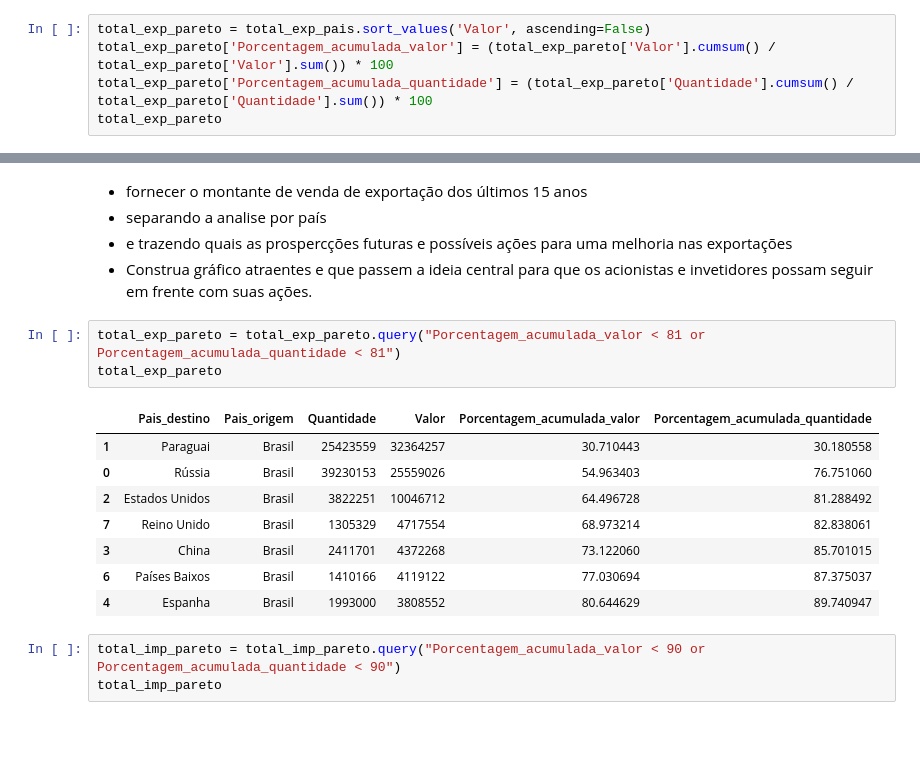
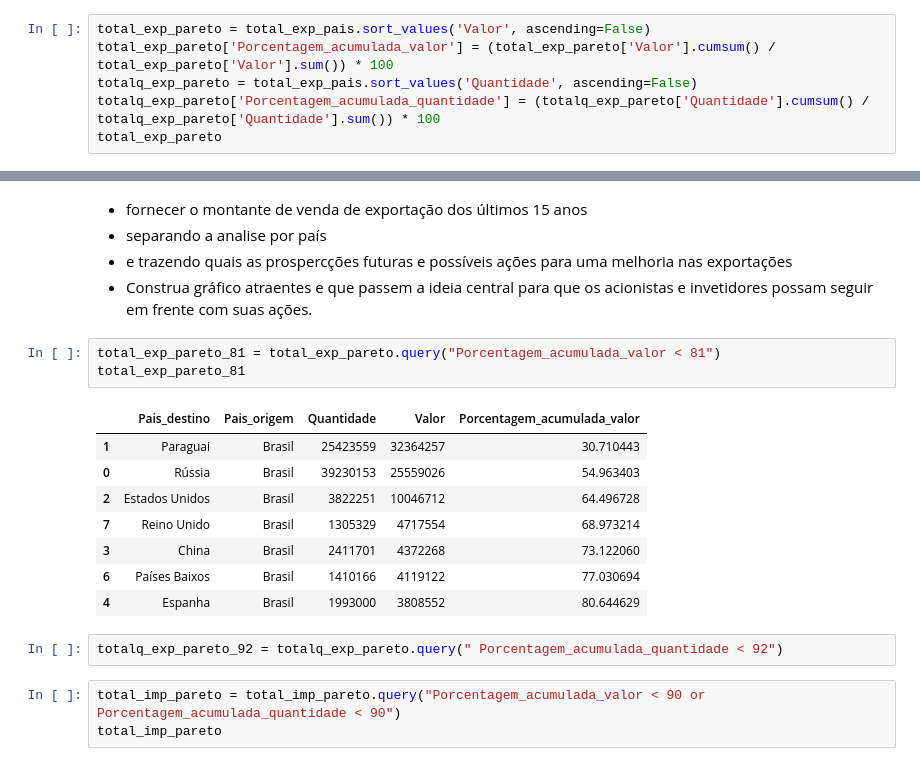
Before and after one commit to MCardosoDev/Tech_Challenge_Fase1, a Jupyter notebook: Tech_Challenge.ipynb, the cells around one changed output, grey strips where cells are left out. Cells and saved outputs as stored; diff of their text form; blank space fills up the shorter version.

```diff
--- a/Tech_Challenge.ipynb
+++ b/Tech_Challenge.ipynb
@@ -479,6 +669,7 @@ total_imp_pais.to_csv('Data/ImpVinhosPeriodo.csv', sep=',', index=False)
 # %%
 total_exp_pareto = total_exp_pais.sort_values('Valor', ascending=False)
 total_exp_pareto['Porcentagem_acumulada_valor'] = (total_exp_pareto['Valor'].cumsum() / total_exp_pareto['Valor'].sum()) * 100
-total_exp_pareto['Porcentagem_acumulada_quantidade'] = (total_exp_pareto['Quantidade'].cumsum() / total_exp_pareto['Quantidade'].sum()) * 100
+totalq_exp_pareto = total_exp_pais.sort_values('Quantidade', ascending=False)
+totalq_exp_pareto['Porcentagem_acumulada_quantidade'] = (totalq_exp_pareto['Quantidade'].cumsum() / totalq_exp_pareto['Quantidade'].sum()) * 100
 total_exp_pareto
 # %% [output]
@@ -529,17 +753,19 @@ total_imp_pareto.to_csv('Data/ImpPareto.csv', sep=',', index=False)
 - e trazendo quais as prospercções futuras e possíveis ações para uma melhoria nas exportações
 - Construa gráfico atraentes e que passem a ideia central para que os acionistas e invetidores possam seguir em frente com suas ações.
 # %%
-total_exp_pareto = total_exp_pareto.query("Porcentagem_acumulada_valor < 81 or Porcentagem_acumulada_quantidade < 81")
-total_exp_pareto
+total_exp_pareto_81 = total_exp_pareto.query("Porcentagem_acumulada_valor < 81")
+total_exp_pareto_81
 # %% [output]
-|  | Pais_destino | Pais_origem | Quantidade | Valor | Porcentagem_acumulada_valor | Porcentagem_acumulada_quantidade |
-| 1 | Paraguai | Brasil | 25423559 | 32364257 | 30.710443 | 30.180558 |
-| 0 | Rússia | Brasil | 39230153 | 25559026 | 54.963403 | 76.751060 |
-| 2 | Estados Unidos | Brasil | 3822251 | 10046712 | 64.496728 | 81.288492 |
-| 7 | Reino Unido | Brasil | 1305329 | 4717554 | 68.973214 | 82.838061 |
-| 3 | China | Brasil | 2411701 | 4372268 | 73.122060 | 85.701015 |
-| 6 | Países Baixos | Brasil | 1410166 | 4119122 | 77.030694 | 87.375037 |
-| 4 | Espanha | Brasil | 1993000 | 3808552 | 80.644629 | 89.740947 |
+|  | Pais_destino | Pais_origem | Quantidade | Valor | Porcentagem_acumulada_valor |
+| 1 | Paraguai | Brasil | 25423559 | 32364257 | 30.710443 |
+| 0 | Rússia | Brasil | 39230153 | 25559026 | 54.963403 |
+| 2 | Estados Unidos | Brasil | 3822251 | 10046712 | 64.496728 |
+| 7 | Reino Unido | Brasil | 1305329 | 4717554 | 68.973214 |
+| 3 | China | Brasil | 2411701 | 4372268 | 73.122060 |
+| 6 | Países Baixos | Brasil | 1410166 | 4119122 | 77.030694 |
+| 4 | Espanha | Brasil | 1993000 | 3808552 | 80.644629 |
+# %%
+totalq_exp_pareto_92 = totalq_exp_pareto.query(" Porcentagem_acumulada_quantidade < 92")
 # %%
 total_imp_pareto = total_imp_pareto.query("Porcentagem_acumulada_valor < 90 or Porcentagem_acumulada_quantidade < 90")
 total_imp_pareto
```
Also changed, not shown: parts of 34 cells of this notebook, 5 other files.
